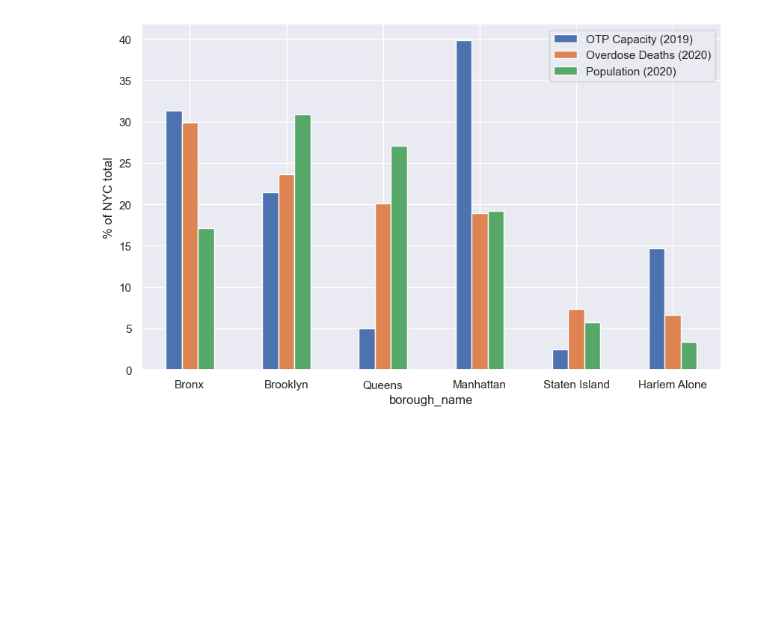
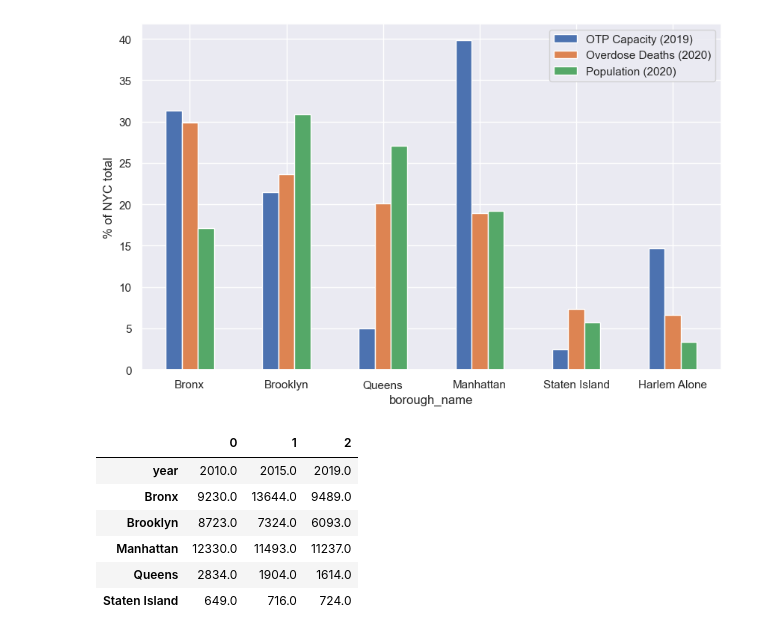
Before and after one commit to skritch/ghc-analysis, a Jupyter notebook: analysis/website_viz.ipynb, the cells around one changed output. Saved outputs shown, nothing was run; the diff lists cells and outputs as text; code cells hidden in the pictures; blank space fills up the shorter version.

```diff
--- a/analysis/website_viz.ipynb
+++ b/analysis/website_viz.ipynb
@@ -120,3 +120,39 @@ ax = borough_od_df.plot(kind='bar', x='borough_name', figsize=(10, 6), ylabel=r'
 wrap_labels(ax, 15)
 # %% [output]
 [figure]
+# %%
+
+sql = """
+with enrollment as (
+    select
+        p.borough_name,
+        c.year,
+        SUM(c.avg_daily_enrollment) AS enrollment
+    from chan_foil c
+        join programs as p using (program_number)
+    where p.program_category = 'Opioid Treatment Program'
+    group by 1, 2
+)
+select
+    year,
+    sum(case when borough_name = 'Bronx' then enrollment end) as "Bronx",
+    sum(case when borough_name = 'Brooklyn' then enrollment end) as "Brooklyn",
+    sum(case when borough_name = 'Manhattan' then enrollment end) as "Manhattan",
+    sum(case when borough_name = 'Queens' then enrollment end) as "Queens",
+    sum(case when borough_name = 'Staten Island' then enrollment end) as "Staten Island"
+from enrollment AS e
+where year in (2010, 2015, 2019)
+group by 1
+order by 1
+
+"""
+enrollment_df = pd.read_sql(sql, con=db_url)
+enrollment_df.head(3).T
+# %% [output]
+|  | 0 | 1 | 2 |
+| year | 2010.0 | 2015.0 | 2019.0 |
+| Bronx | 9230.0 | 13644.0 | 9489.0 |
+| Brooklyn | 8723.0 | 7324.0 | 6093.0 |
+| Manhattan | 12330.0 | 11493.0 | 11237.0 |
+| Queens | 2834.0 | 1904.0 | 1614.0 |
+| Staten Island | 649.0 | 716.0 | 724.0 |
```
Also changed, not shown: parts of 4 cells of this notebook, 2 other files.
